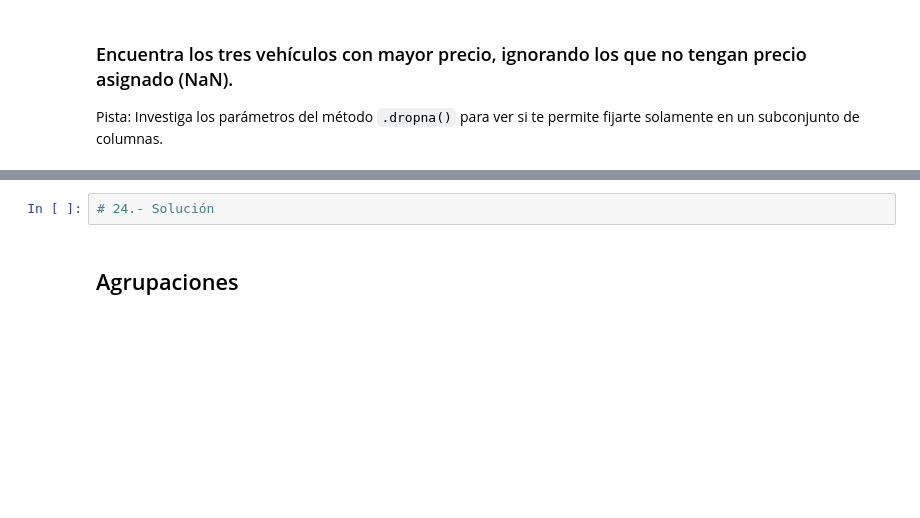
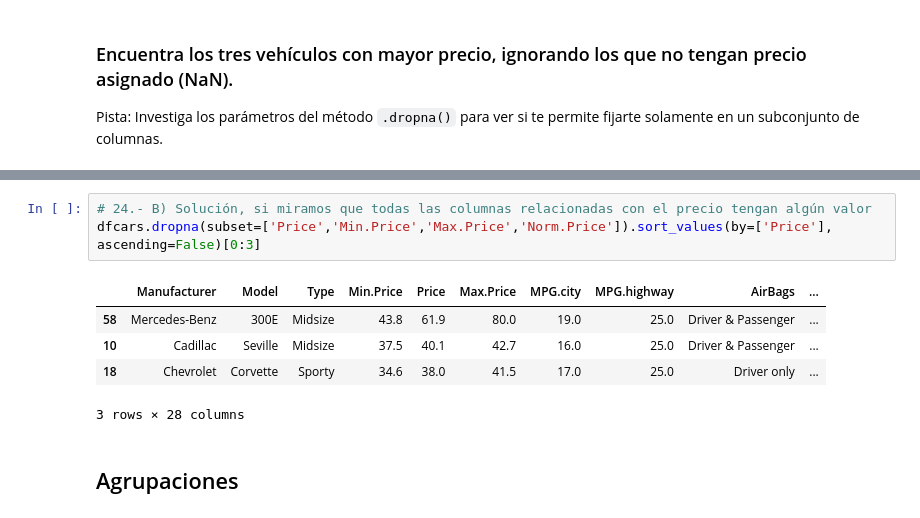
Before and after one commit to elenatablas/TEII, a Jupyter notebook: bloque3/Python/src/Introduccion a Pandas - Ejercicios.ipynb, the cells around one changed output, grey strips where cells are left out. Cells and saved outputs as stored; diff of their text form; blank space fills up the shorter version.

```diff
--- a/bloque3/Python/src/Introduccion a Pandas - Ejercicios.ipynb
+++ b/bloque3/Python/src/Introduccion a Pandas - Ejercicios.ipynb
@@ -433,5 +542,12 @@ Pista: Investiga los parámetros del método `.dropna()` para ver si te permite
 # %%
-# 24.- Solución
+# 24.- B) Solución, si miramos que todas las columnas relacionadas con el precio tengan algún valor
+dfcars.dropna(subset=['Price','Min.Price','Max.Price','Norm.Price']).sort_values(by=['Price'], ascending=False)[0:3]
+# %% [output]
+|  | Manufacturer | Model | Type | Min.Price | Price | Max.Price | MPG.city | MPG.highway | AirBags | ... |
+| 58 | Mercedes-Benz | 300E | Midsize | 43.8 | 61.9 | 80.0 | 19.0 | 25.0 | Driver & Passenger | ... |
+| 10 | Cadillac | Seville | Midsize | 37.5 | 40.1 | 42.7 | 16.0 | 25.0 | Driver & Passenger | ... |
+| 18 | Chevrolet | Corvette | Sporty | 34.6 | 38.0 | 41.5 | 17.0 | 25.0 | Driver only | ... |
+3 rows × 28 columns
 # %% [markdown]
 ## Agrupaciones
 # %% [markdown]
```
Also changed, not shown: parts of 12 cells of this notebook.
